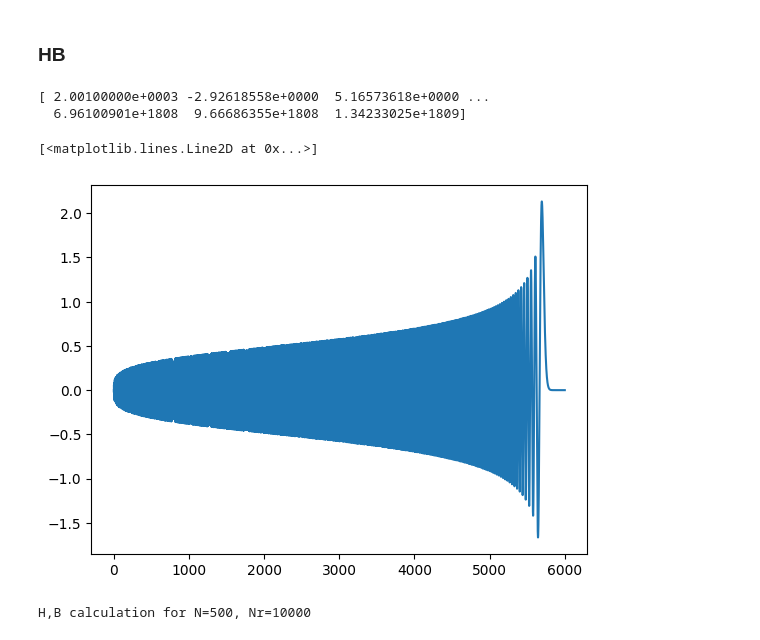
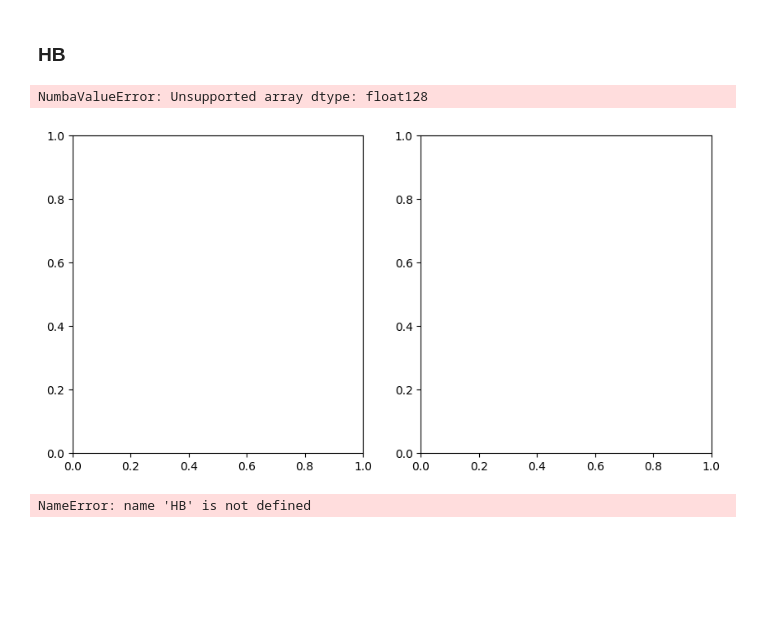
Before and after one commit to Indoxer/sturmian-quantum, a Jupyter notebook: sturmian.ipynb, the cells around one changed output. Cells and saved outputs as stored; diff of their text form; code cells hidden in the pictures; blank space fills up the shorter version.

```diff
--- a/sturmian.ipynb
+++ b/sturmian.ipynb
@@ -150,21 +243,25 @@ def HBC(N, l, q, r, r1, S, S_diff, dr, V_r, H, B):
 
     return H, B
 # %%
-x = np.linspace(0, 6000, 10000, dtype=np.longdouble)
-y = Skl(x, 2000, 0, 0.7)
-plt.plot(x, y)
+x = np.linspace(0, 3800, 10000, dtype=np.longdouble)
+fig, ax = plt.subplots(1, 2, figsize=(10, 5))
+
+n = 1250
+q = 0.7
+l = 0
+
+y1 = Skl(x, n, l, q)
+ax[0].plot(x, y1)
 # %% [output]
-[ 2.00100000e+0003 -2.92618558e+0000  5.16573618e+0000 ...
-  6.96100901e+1808  9.66686355e+1808  1.34233025e+1809]
+NumbaValueError: Unsupported array dtype: float128
-[<matplotlib.lines.Line2D at 0x...>]
-[figure, old version]
+[figure, new version]
 # %%
-N = 500
+N = 100
 l = 0
 q = 0.7
 
 r_min = 10**-13
-r_max = 1600
+r_max = 1000
 Nr = 10**4
 
 # V = lambda r: V2(r, **ATOMS["Li"])
@@ -174,4 +271,4 @@ H, B = HB(N, l, q, r_min, r_max, Nr, np.longdouble)
 
 eigenvalues, eigenvectors = sp.linalg.eigh(H, B)
 # %% [output]
-H,B calculation for N=500, Nr=10000
+NameError: name 'HB' is not defined
```
Also changed, not shown: parts of 14 cells of this notebook, 6 other files.
